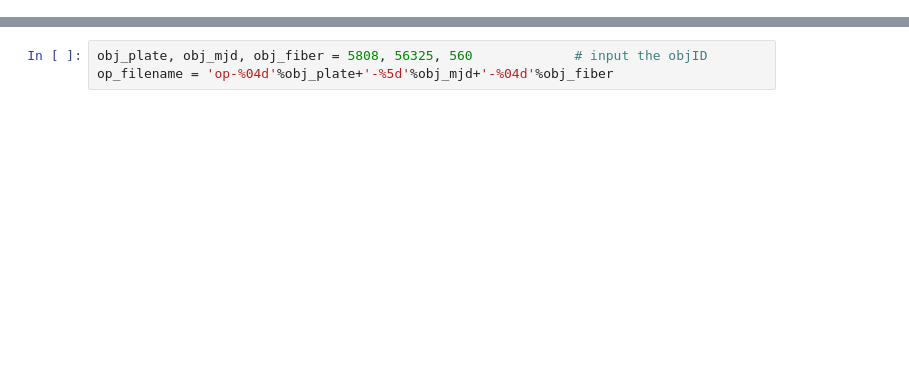
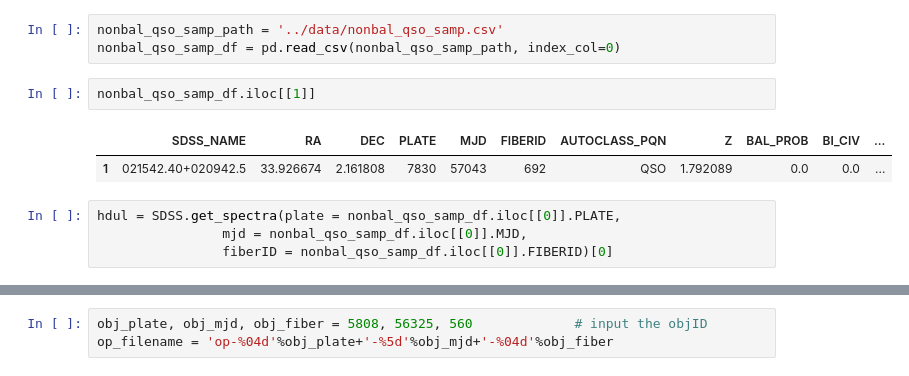
Before and after one commit to dangause/qso-cv, a Jupyter notebook: notebooks/get_sdss_qso_spectra.ipynb, the cells around one changed output, grey strips where cells are left out. Drawn from its saved outputs; the diff is of its cells as text; blank space fills up the shorter version.

```diff
--- a/notebooks/get_sdss_qso_spectra.ipynb
+++ b/notebooks/get_sdss_qso_spectra.ipynb
@@ -30,0 +29,12 @@ ModuleNotFoundError: No module named 'qsofunc'
+# %%
+nonbal_qso_samp_path = '../data/nonbal_qso_samp.csv'
+nonbal_qso_samp_df = pd.read_csv(nonbal_qso_samp_path, index_col=0)
+# %%
+nonbal_qso_samp_df.iloc[[1]]
+# %% [output]
+|  | SDSS_NAME | RA | DEC | PLATE | MJD | FIBERID | AUTOCLASS_PQN | Z | BAL_PROB | BI_CIV | ... |
+| 1 | 021542.40+020942.5 | 33.926674 | 2.161808 | 7830 | 57043 | 692 | QSO | 1.792089 | 0.0 | 0.0 | ... |
+# %%
+hdul = SDSS.get_spectra(plate = nonbal_qso_samp_df.iloc[[0]].PLATE,
+                mjd = nonbal_qso_samp_df.iloc[[0]].MJD,
+                fiberID = nonbal_qso_samp_df.iloc[[0]].FIBERID)[0]
```
Also changed, not shown: parts of 38 cells of this notebook, 10 other files.
